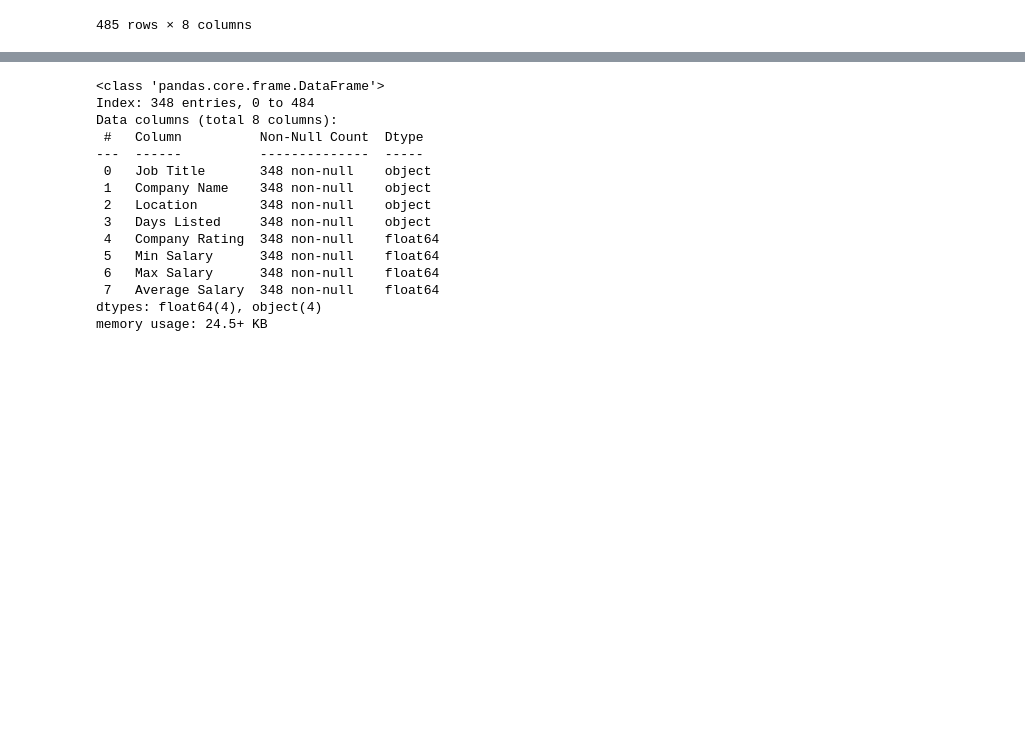
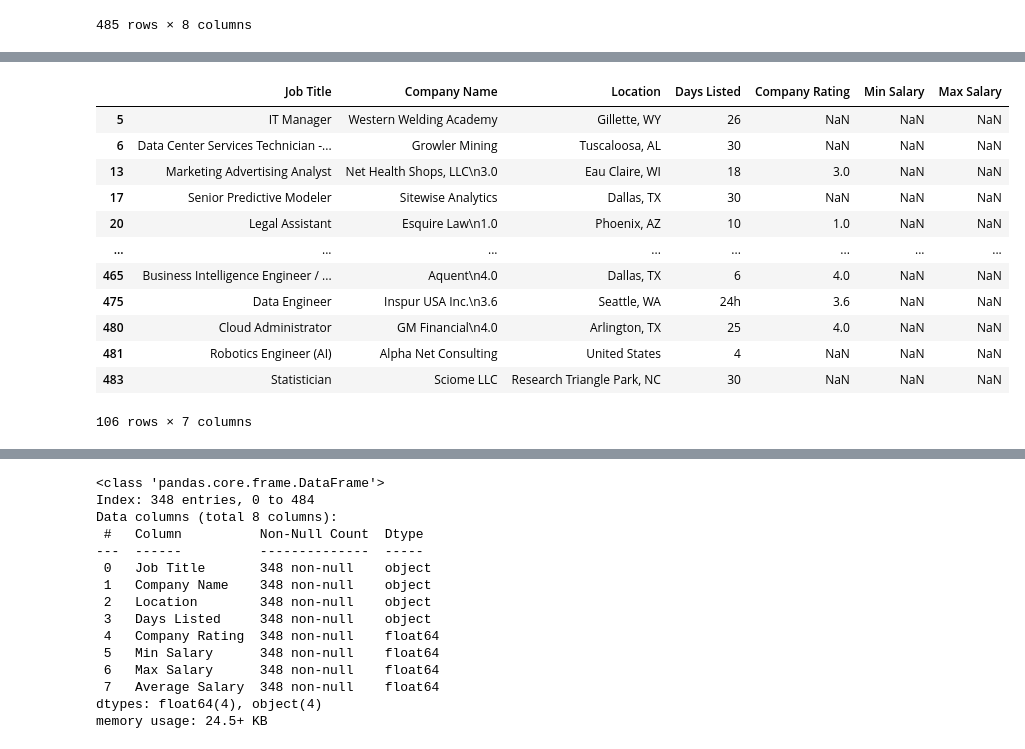
Before and after one commit to Robotrousers/Project3_JobsAnalysis, a Jupyter notebook: data_job_market_Lebassi.ipynb, the cells around one changed output, grey strips where cells are left out. Cells and saved outputs as stored; diff of their text form; code cells hidden in the pictures; blank space fills up the shorter version.

```diff
--- a/data_job_market.ipynb
+++ b/data_job_market_Lebassi.ipynb
@@ -97,3 +97,19 @@ df.head()
+# %%
+df[df['Max Salary'].isnull() & df['Min Salary'].isnull()]
+# %% [output]
+|  | Job Title | Company Name | Location | Days Listed | Company Rating | Min Salary | Max Salary |
+| 5 | IT Manager | Western Welding Academy | Gillette, WY | 26 | NaN | NaN | NaN |
+| 6 | Data Center Services Technician -... | Growler Mining | Tuscaloosa, AL | 30 | NaN | NaN | NaN |
+| 13 | Marketing Advertising Analyst | Net Health Shops, LLC\n3.0 | Eau Claire, WI | 18 | 3.0 | NaN | NaN |
+| 17 | Senior Predictive Modeler | Sitewise Analytics | Dallas, TX | 30 | NaN | NaN | NaN |
+| 20 | Legal Assistant | Esquire Law\n1.0 | Phoenix, AZ | 10 | 1.0 | NaN | NaN |
+| ... | ... | ... | ... | ... | ... | ... | ... |
+| 465 | Business Intelligence Engineer / ... | Aquent\n4.0 | Dallas, TX | 6 | 4.0 | NaN | NaN |
+| 475 | Data Engineer | Inspur USA Inc.\n3.6 | Seattle, WA | 24h | 3.6 | NaN | NaN |
+| 480 | Cloud Administrator | GM Financial\n4.0 | Arlington, TX | 25 | 4.0 | NaN | NaN |
+| 481 | Robotics Engineer (AI) | Alpha Net Consulting | United States | 4 | NaN | NaN | NaN |
+| 483 | Statistician | Sciome LLC | Research Triangle Park, NC | 30 | NaN | NaN | NaN |
+106 rows × 7 columns
 # %%
 df = df[df['Max Salary'].notnull() & df['Min Salary'].notnull()]
 df.head()
```
Also changed, not shown: parts of 8 cells of this notebook.
